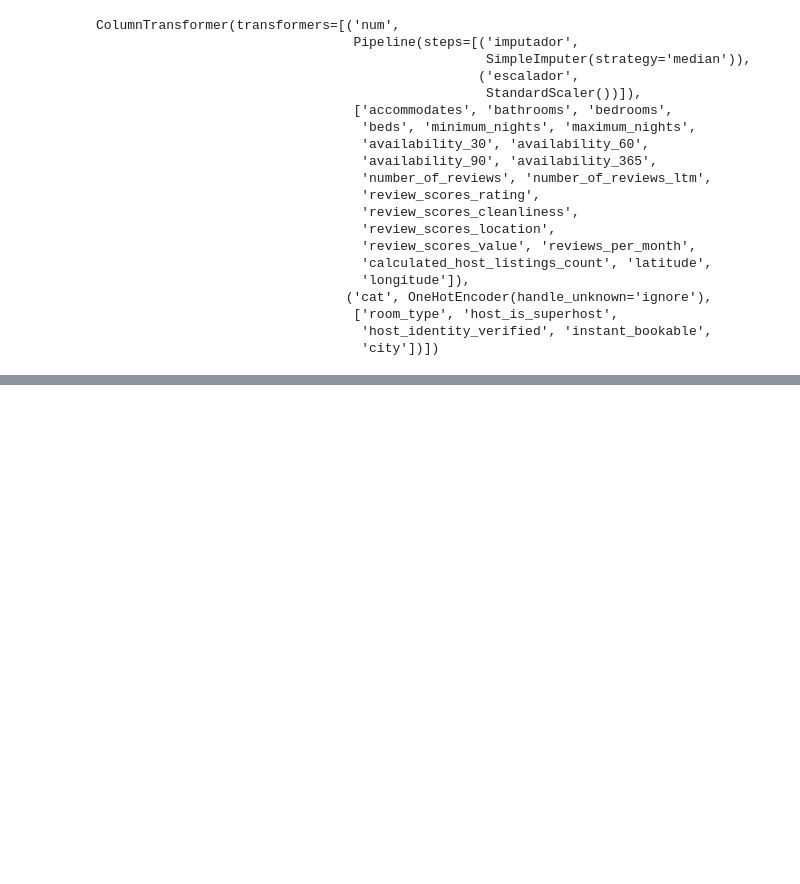
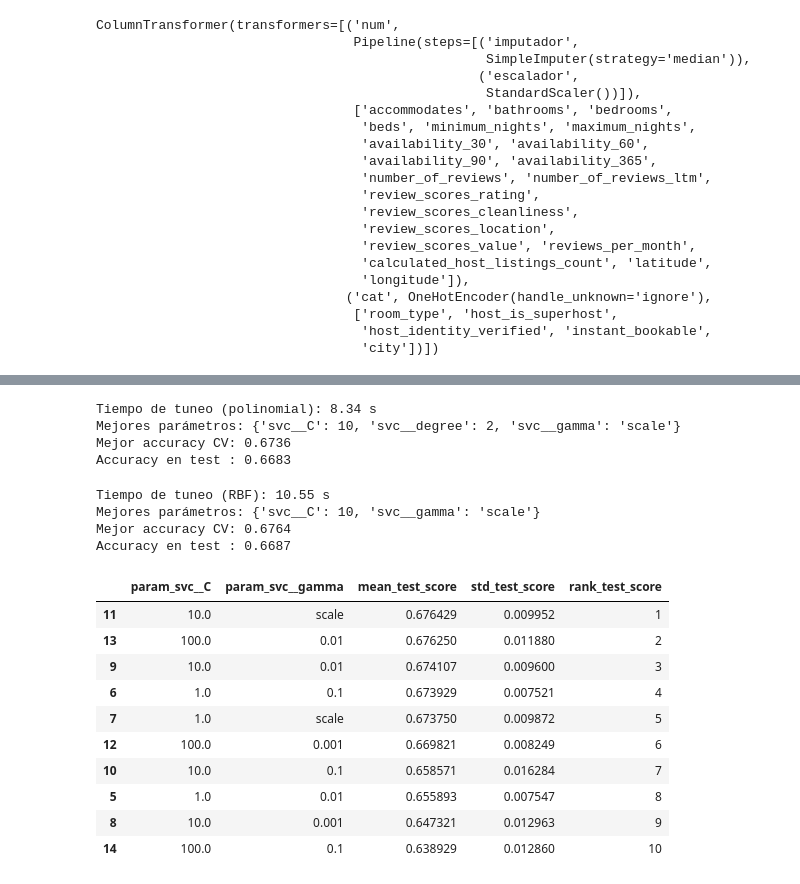
Before and after one commit to Palasuwu/lab8svm, a Jupyter notebook: papaportelab8.ipynb, the cells around one changed output, grey strips where cells are left out. Saved outputs shown, nothing was run; the diff lists cells and outputs as text; code cells hidden in the pictures; blank space fills up the shorter version.

```diff
--- a/papaportelab8.ipynb
+++ b/papaportelab8.ipynb
@@ -419,43 +423,70 @@ print(f"Accuracy en test : {grid_lineal.score(data_test, target_test):.4f}")
 # %%
-aram_grid_poly = {
- 'svc__C': [0.1, 1, 10],
- 'svc__degree': [2, 3, 4],
- 'svc__gamma': ['scale', 'auto'],
+param_grid_poly = {
+    'svc__C': [0.1, 1, 10],
+    'svc__degree': [2, 3, 4],
+    'svc__gamma': ['scale', 'auto'],
 }
+
 modelo_poly_base = make_pipeline(preprocesador, SVC(kernel='poly', random_state=SEED))
+
 t0 = time.time()
 grid_poly = GridSearchCV(
- modelo_poly_base, param_grid=param_grid_poly,
- cv=5, n_jobs=-1, scoring='accuracy'
+    modelo_poly_base, param_grid=param_grid_poly,
+    cv=5, n_jobs=-1, scoring='accuracy'
 )
 grid_poly.fit(data_train, target_train)
 tiempo_grid_poly = time.time() - t0
+
 print(f"Tiempo de tuneo (polinomial): {tiempo_grid_poly:.2f} s")
 print(f"Mejores parámetros: {grid_poly.best_params_}")
 print(f"Mejor accuracy CV: {grid_poly.best_score_:.4f}")
 print(f"Accuracy en test : {grid_poly.score(data_test, target_test):.4f}")
+# %% [output]
+Tiempo de tuneo (polinomial): 8.34 s
+Mejores parámetros: {'svc__C': 10, 'svc__degree': 2, 'svc__gamma': 'scale'}
+Mejor accuracy CV: 0.6736
+Accuracy en test : 0.6683
 # %%
-aram_grid_rbf = {
- 'svc__C': [0.1, 1, 10, 100],
- 'svc__gamma': [0.001, 0.01, 0.1, 'scale'],
+param_grid_rbf = {
+    'svc__C': [0.1, 1, 10, 100],
+    'svc__gamma': [0.001, 0.01, 0.1, 'scale'],
 }
+
 modelo_rbf_base = make_pipeline(preprocesador, SVC(kernel='rbf', random_state=SEED))
+
 t0 = time.time()
 grid_rbf = GridSearchCV(
- modelo_rbf_base, param_grid=param_grid_rbf,
- cv=5, n_jobs=-1, scoring='accuracy'
+    modelo_rbf_base, param_grid=param_grid_rbf,
+    cv=5, n_jobs=-1, scoring='accuracy'
 )
 grid_rbf.fit(data_train, target_train)
 tiempo_grid_rbf = time.time() - t0
+
 print(f"Tiempo de tuneo (RBF): {tiempo_grid_rbf:.2f} s")
 print(f"Mejores parámetros: {grid_rbf.best_params_}")
 print(f"Mejor accuracy CV: {grid_rbf.best_score_:.4f}")
 print(f"Accuracy en test : {grid_rbf.score(data_test, target_test):.4f}")
+# %% [output]
+Tiempo de tuneo (RBF): 10.55 s
+Mejores parámetros: {'svc__C': 10, 'svc__gamma': 'scale'}
+Mejor accuracy CV: 0.6764
+Accuracy en test : 0.6687
 # %%
-results_rbf = pd.DataFrame(grid_rbf.cv_results_)[
- ['param_svc__C', 'param_svc__gamma',
- 'mean_test_score', 'std_test_score', 'rank_test_score']
+cv_results_rbf = pd.DataFrame(grid_rbf.cv_results_)[
+    ['param_svc__C', 'param_svc__gamma','mean_test_score', 'std_test_score', 'rank_test_score']
 ].sort_values('rank_test_score').head(10)
 cv_results_rbf
+# %% [output]
+|  | param_svc__C | param_svc__gamma | mean_test_score | std_test_score | rank_test_score |
+| 11 | 10.0 | scale | 0.676429 | 0.009952 | 1 |
+| 13 | 100.0 | 0.01 | 0.676250 | 0.011880 | 2 |
+| 9 | 10.0 | 0.01 | 0.674107 | 0.009600 | 3 |
+| 6 | 1.0 | 0.1 | 0.673929 | 0.007521 | 4 |
+| 7 | 1.0 | scale | 0.673750 | 0.009872 | 5 |
+| 12 | 100.0 | 0.001 | 0.669821 | 0.008249 | 6 |
+| 10 | 10.0 | 0.1 | 0.658571 | 0.016284 | 7 |
+| 5 | 1.0 | 0.01 | 0.655893 | 0.007547 | 8 |
+| 8 | 10.0 | 0.001 | 0.647321 | 0.012963 | 9 |
+| 14 | 100.0 | 0.1 | 0.638929 | 0.012860 | 10 |
 # %%
 mejores_modelos = {
```
Also changed, not shown: parts of 10 cells of this notebook.
